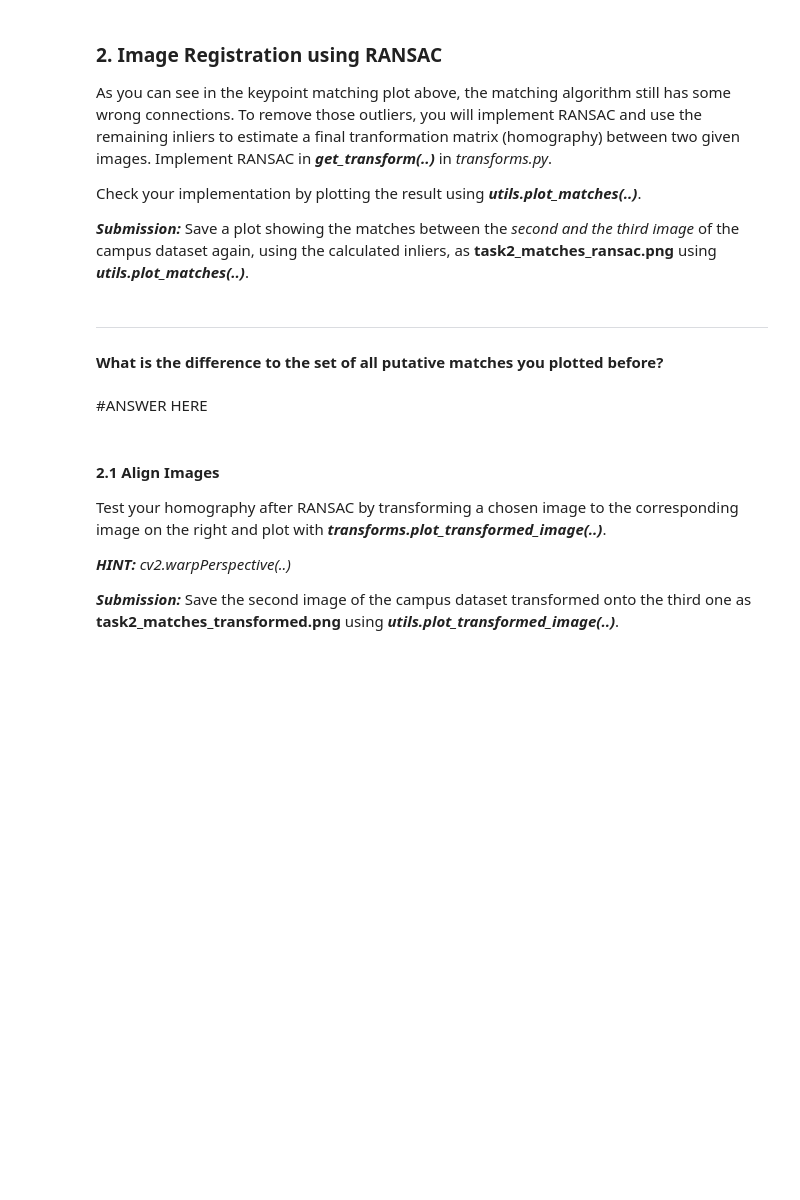
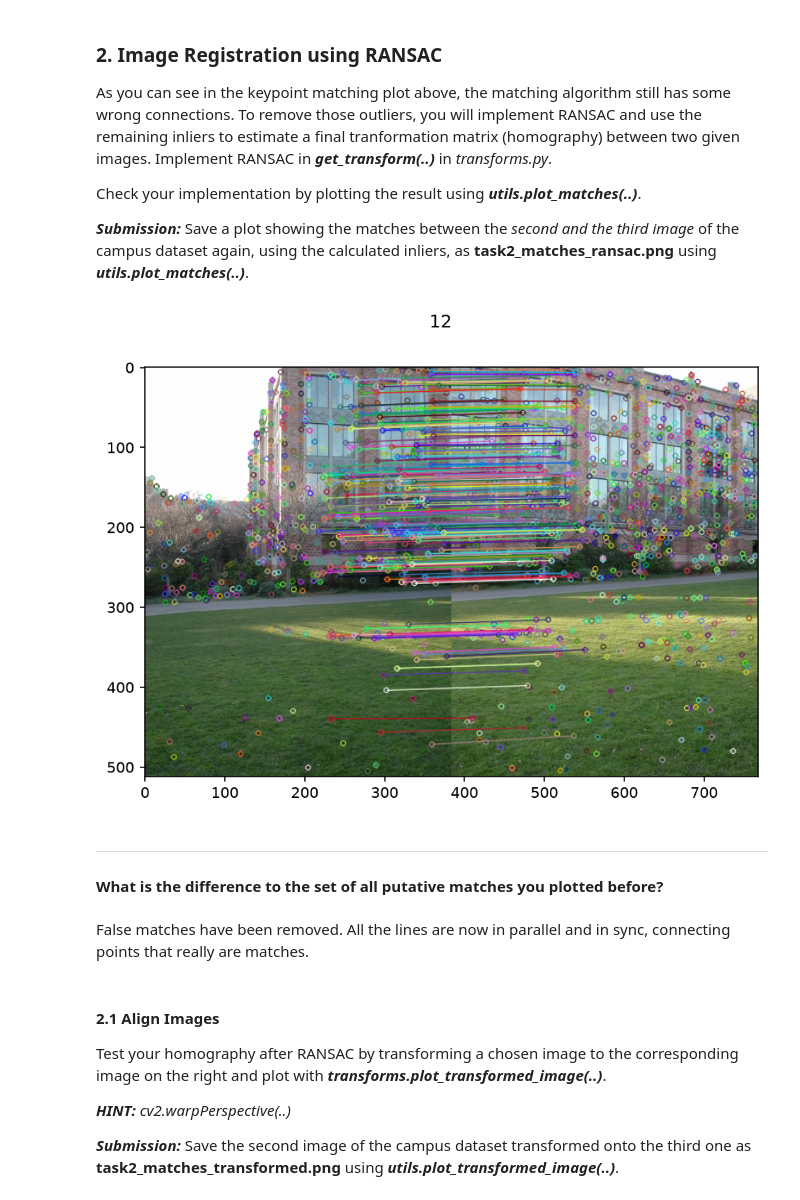
Before and after one commit to nkbtu/CV2026-27_assignment1, a Jupyter notebook: TASK2/Task2.ipynb, the cells around one changed output. Saved outputs shown, nothing was run; the diff lists cells and outputs as text; code cells hidden in the pictures; blank space fills up the shorter version.

Commit message:
feat: plot matches after RANSAC, answer question 2

```diff
--- a/TASK2/Task2.ipynb
+++ b/TASK2/Task2.ipynb
@@ -102,8 +97,27 @@ Check your implementation by plotting the result using ***utils.plot_matches(..)
+# %%
+
+#student_code start
+H, inlier_indices = transforms.get_transform(keypoints[index1], keypoints[index2], matches)
+
+inlier_matches = [matches[i] for i in inlier_indices]
+
+utils.plot_matches(
+    images[index1],
+    images[index2],
+    keypoints[index1],
+    keypoints[index2],
+    inlier_matches,
+    group_no=group_no,
+    name='task2_matches_ransac'
+)
+#student_code end
+# %% [output]
+[figure, added]
 # %% [markdown]
 ***
 #### What is the difference to the set of all putative matches you plotted before?
-# %% [markdown]
-#ANSWER HERE
+# %% [markdown]
+False matches have been removed. All the lines are now in parallel and in sync, connecting points that really are matches.
 # %% [markdown]
 #### 2.1 Align Images
 
```
Also changed, not shown: parts of 1 cell of this notebook, 1 other file.
